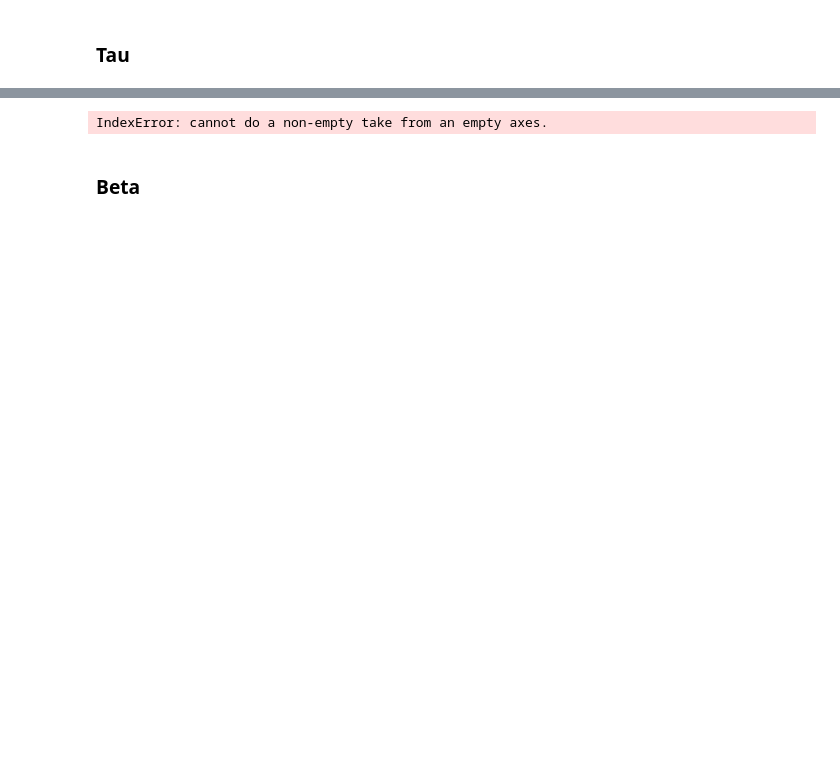
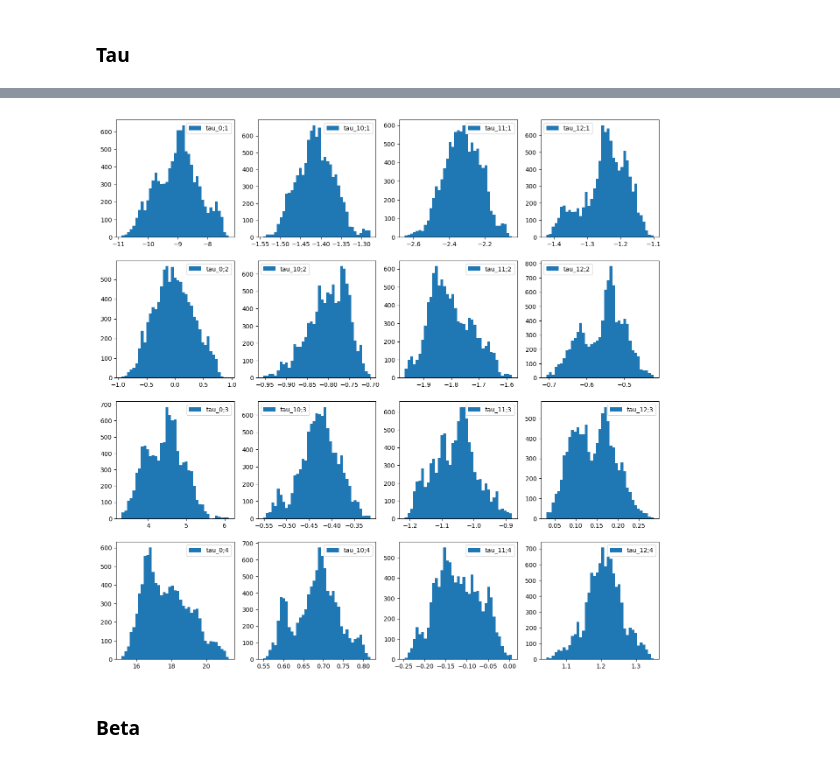
Before and after one commit to JakartaLaw/bayesianfactormodel, a Jupyter notebook: notebooks/analysis_of_probit_v2.ipynb, the cells around one changed output, grey strips where cells are left out. Saved outputs shown, nothing was run; the diff lists cells and outputs as text; code cells hidden in the pictures; blank space fills up the shorter version.

```diff
--- a/notebooks/analysis_of_probit_v2.ipynb
+++ b/notebooks/analysis_of_probit_v2.ipynb
@@ -39,10 +39,10 @@ f
 # %%
 dp = DistributionPlotter(tau_trace, 0)
-f = dp.plot_4x4_hists(skip_obs=3000)
+f = dp.plot_4x4_hists(skip_obs=30000)
 f.savefig('figs_probit//probit_tau_dist_plot.png')
 f
 # %% [output]
-IndexError: cannot do a non-empty take from an empty axes.
+[figure, added]
 # %% [markdown]
 ### Beta
 # %%
```
Also changed, not shown: parts of 20 cells of this notebook, 15 other files.
